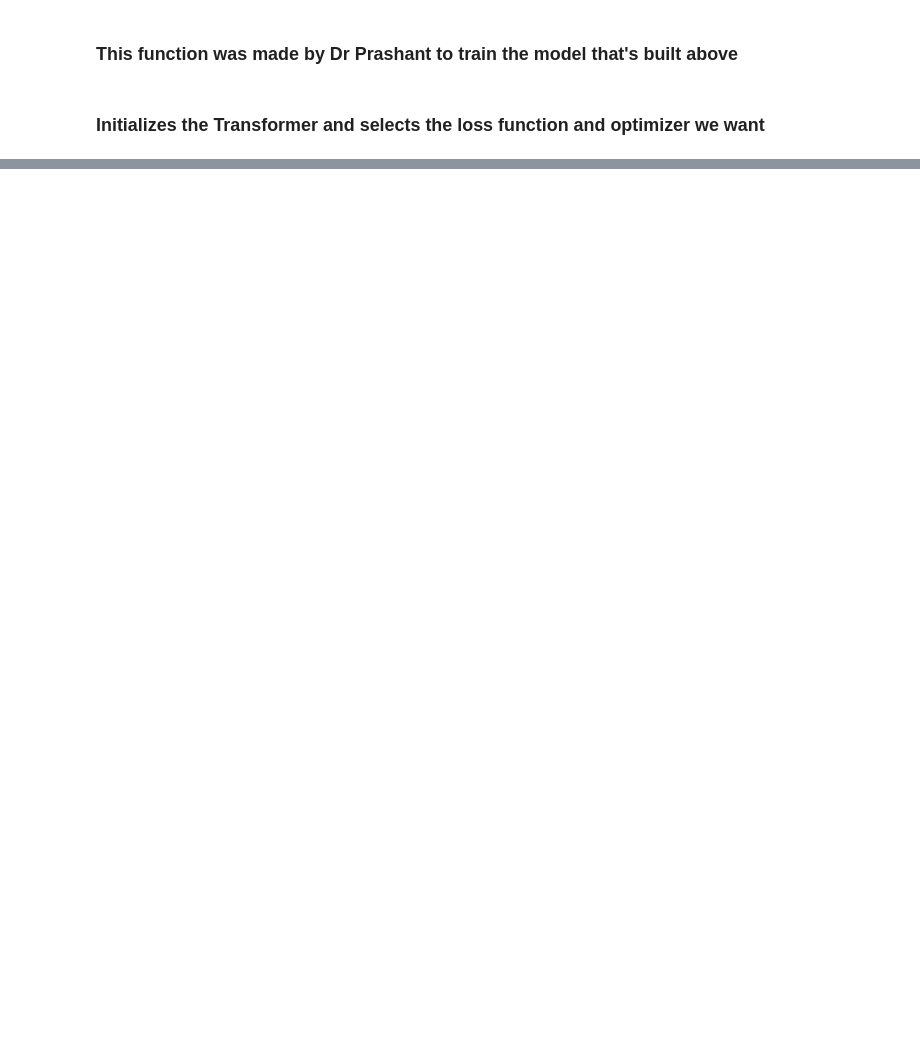
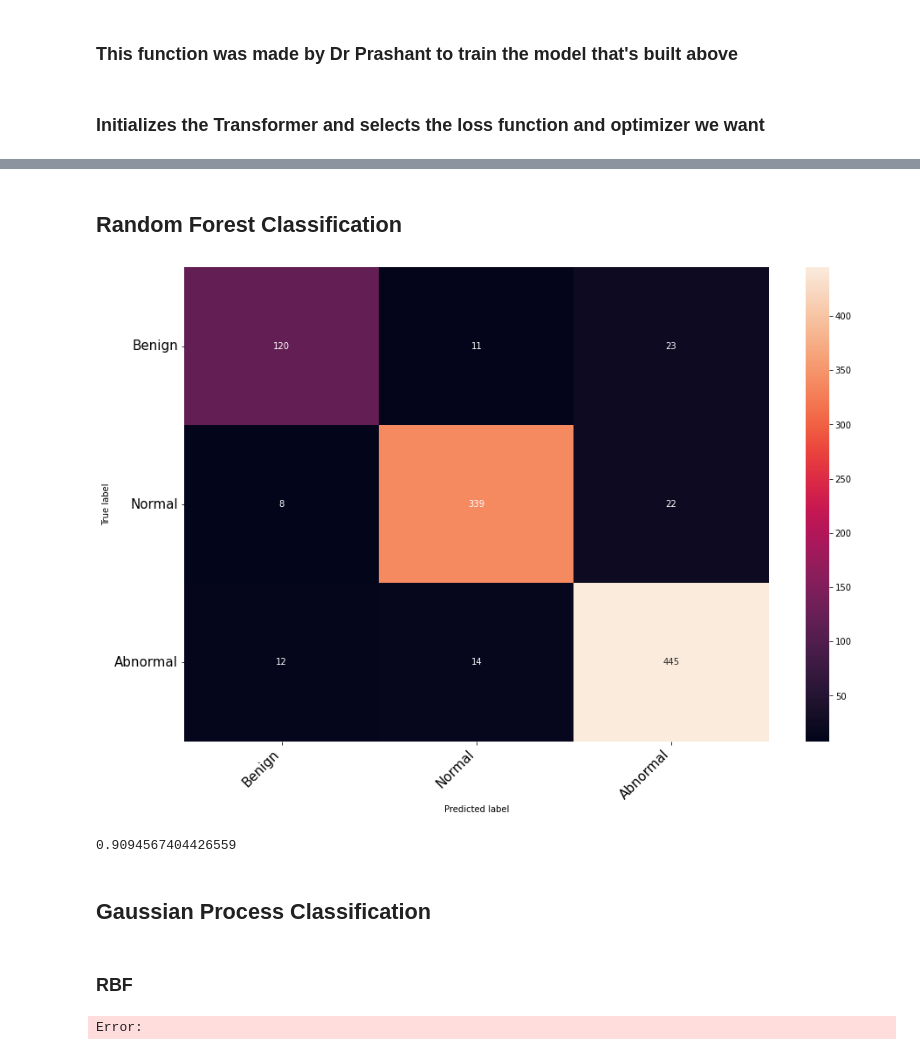
Before and after one commit to TFielloii/ERAU_MA540_Team5, a Jupyter notebook: CCT_Cervical_Cancer.ipynb, the cells around one changed output, grey strips where cells are left out. Drawn from its saved outputs; the diff is of its cells as text; code cells hidden in the pictures; blank space fills up the shorter version.

```diff
--- a/CCT_Cervical_Cancer.ipynb
+++ b/CCT_Cervical_Cancer.ipynb
@@ -913,0 +1030,26 @@ Average loss across the testing data: 0.1878853254020214, Average testing accura
+# %% [markdown]
+## Random Forest Classification
+# %%
+clf = RandomForestClassifier(random_state=SEED)
+clf.fit(x_tr, y_tr)
+y_pred = clf.predict(x_te)
+acc = conf_mat(y_te,y_pred)
+
+print('The RFC was {:.3f}% accurate.'.format(acc*100))
+# %% [output]
+[figure, added]
+0.9094567404426559
+# %% [markdown]
+## Gaussian Process Classification
+# %% [markdown]
+### RBF
+# %%
+kernel = 1.0 * RBF(1.0)
+gpc = GaussianProcessClassifier(kernel=kernel,random_state=SEED, n_jobs=-1)
+gpc.fit(x_tr, y_tr)
+y_pred = gpc.predict(x_te)
+acc = conf_mat(y_te,y_pred)
+
+print('The GPC with RBF kernel was {:.3f}% accurate.'.format(acc*100))
+# %% [output]
+Error:
```
Also changed, not shown: parts of 26 cells of this notebook, 24 other files.
